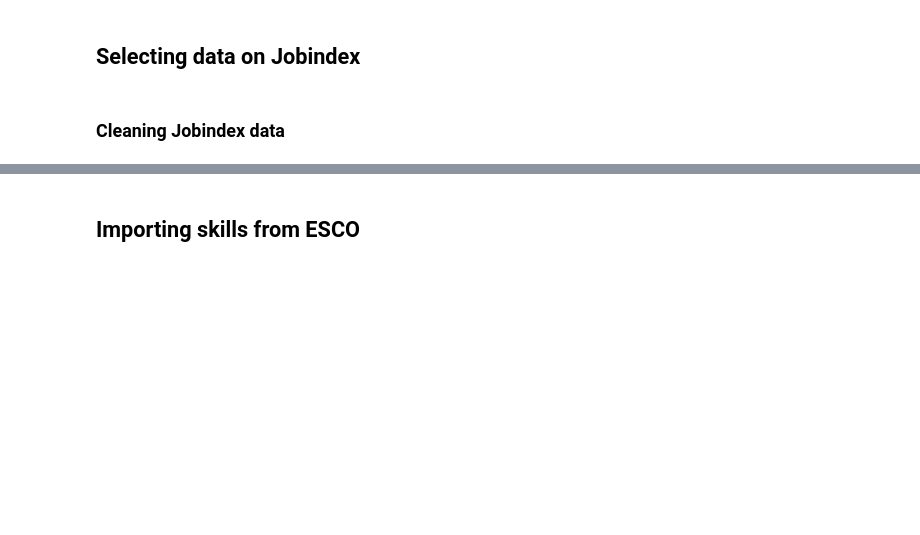
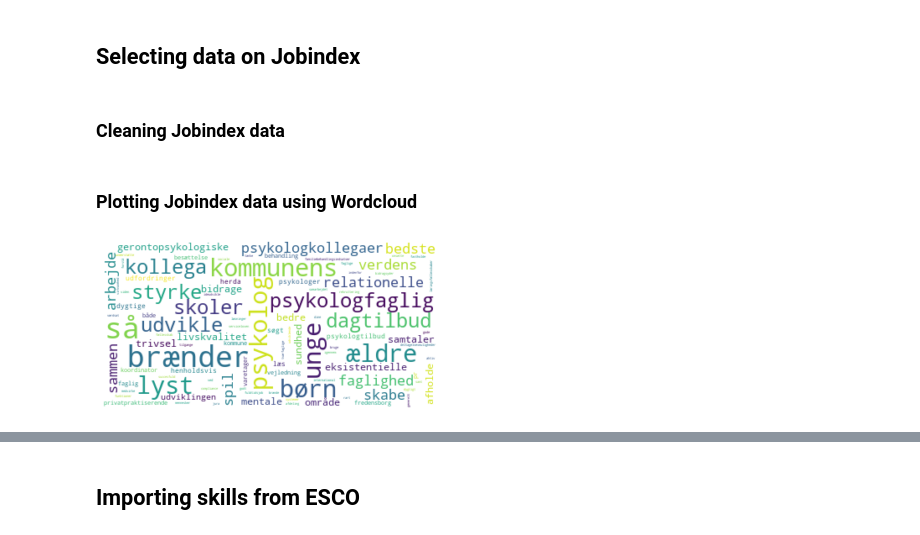
Before and after one commit to Bernseng/ISDS, a Jupyter notebook: Exam/Jobindex.ipynb, the cells around one changed output, grey strips where cells are left out. Drawn from its saved outputs; the diff is of its cells as text; code cells hidden in the pictures; blank space fills up the shorter version.

```diff
--- a/Exam/Jobindex.ipynb
+++ b/Exam/Jobindex.ipynb
@@ -99,3 +102,20 @@ jobindex_oecon = clean_jobindex(search_list[1:2])
 jobindex_pol = clean_jobindex(search_list[2:3])
 jobindex_anth = clean_jobindex(search_list[3:4])
 jobindex_soc = clean_jobindex(search_list[4:5])
+# %%
+psych = ' '.join(jobindex_psych)
+oecon = ' '.join(jobindex_oecon)
+# %% [markdown]
+### Plotting Jobindex data using Wordcloud
+# %%
+stopwords = set(STOPWORDS)
+
+stopwords.update(['hr', 'bringe', 'ppr', 'vores', 'ønsker', 'nye', 'hverdag', 'del', 'inden', 'søger', 'kan', 'egedal', 'oktober', 'kompetencer'])
+
+wordcloud = WordCloud(stopwords=stopwords, max_font_size=35, max_words=100, background_color='white').generate(psych)
+
+plt.imshow(wordcloud, interpolation='bilinear')
+plt.axis('off')
+plt.show()
+# %% [output]
+[figure, added]
```
Also changed, not shown: parts of 2 cells of this notebook, 1 other file.
